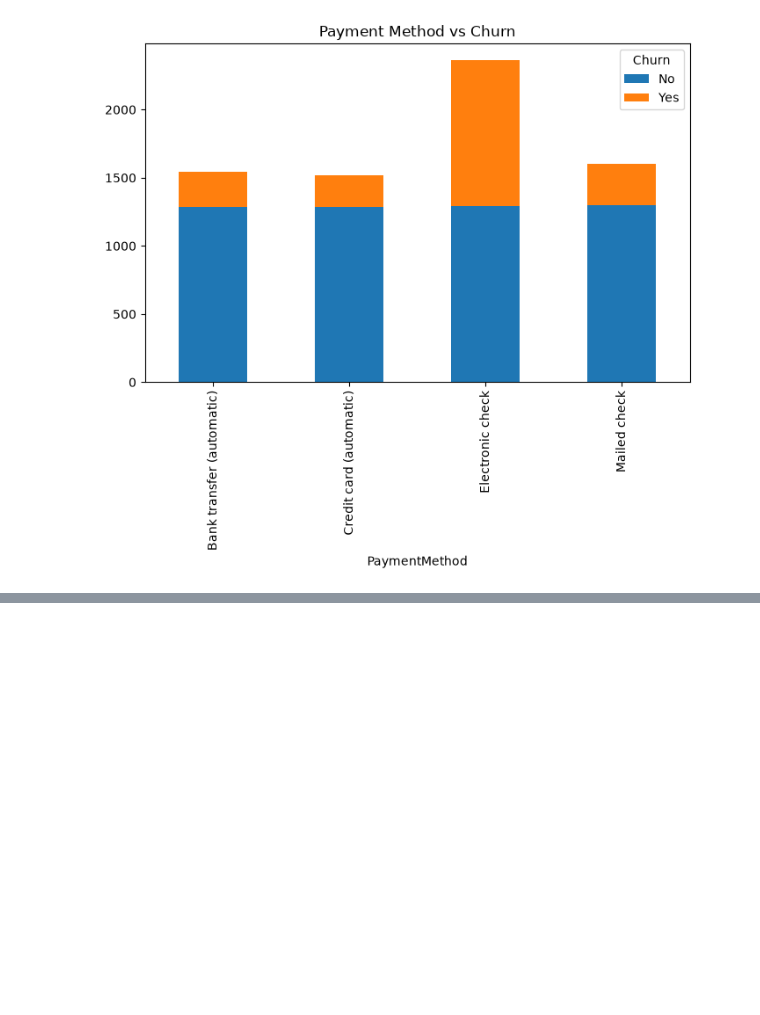
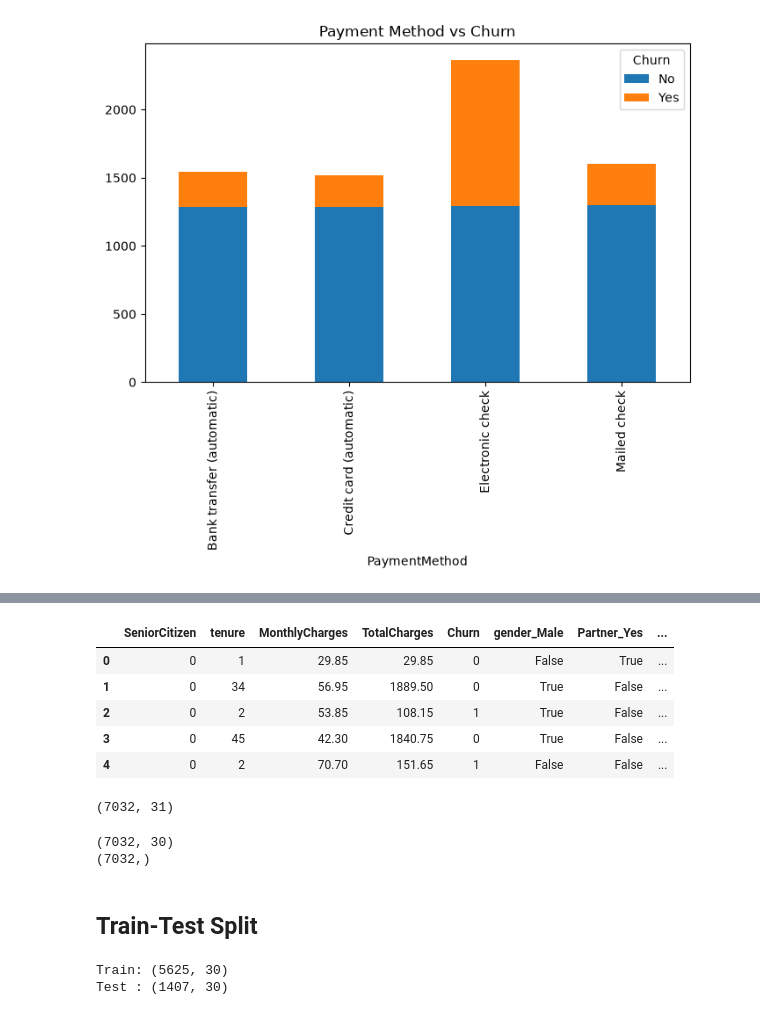
Before and after one commit to YandY78/butunleme-projesi-muhammed_beraa_erdem, a Jupyter notebook: notebooks/01_Data_Exploration.ipynb, the cells around one changed output, grey strips where cells are left out. Cells and saved outputs as stored; diff of their text form; code cells hidden in the pictures; blank space fills up the shorter version.

```diff
--- a/notebooks/01_Data_Exploration.ipynb
+++ b/notebooks/01_Data_Exploration.ipynb
@@ -482,0 +497,7 @@ plt.show()
+# %%
+df_model["Churn"] = df_model["Churn"].map({
+    "Yes": 1,
+    "No": 0
+})
+
+df_model["Churn"].value_counts()
@@ -482,0 +509,10 @@ plt.show()
+# %%
+categorical_columns = df_model.select_dtypes(include="object").columns.tolist()
+
+numerical_columns = df_model.select_dtypes(include=["int64", "float64"]).columns.tolist()
+
+print("Kategorik sütunlar:")
+print(categorical_columns)
+
+print("\nSayısal sütunlar:")
+print(numerical_columns)
@@ -482,0 +527,31 @@ plt.show()
+# %%
+df_encoded = pd.get_dummies(
+    df_model,
+    columns=categorical_columns,
+    drop_first=True
+)
+
+df_encoded.head()
+# %% [output]
+|  | SeniorCitizen | tenure | MonthlyCharges | TotalCharges | Churn | gender_Male | Partner_Yes | ... |
+| 0 | 0 | 1 | 29.85 | 29.85 | 0 | False | True | ... |
+| 1 | 0 | 34 | 56.95 | 1889.50 | 0 | True | False | ... |
+| 2 | 0 | 2 | 53.85 | 108.15 | 1 | True | False | ... |
+| 3 | 0 | 45 | 42.30 | 1840.75 | 0 | True | False | ... |
+| 4 | 0 | 2 | 70.70 | 151.65 | 1 | False | False | ... |
+# %%
+print(df_encoded.shape)
+# %% [output]
+(7032, 31)
+# %%
+X = df_encoded.drop("Churn", axis=1)
+
+y = df_encoded["Churn"]
+
+print(X.shape)
+print(y.shape)
+# %% [output]
+(7032, 30)
+(7032,)
+# %% [markdown]
+## Train-Test Split
@@ -482,0 +568,7 @@ plt.show()
+# %%
+print("Train:", X_train.shape)
+
+print("Test :", X_test.shape)
+# %% [output]
+Train: (5625, 30)
+Test : (1407, 30)
```
Also changed, not shown: parts of 31 cells of this notebook.
